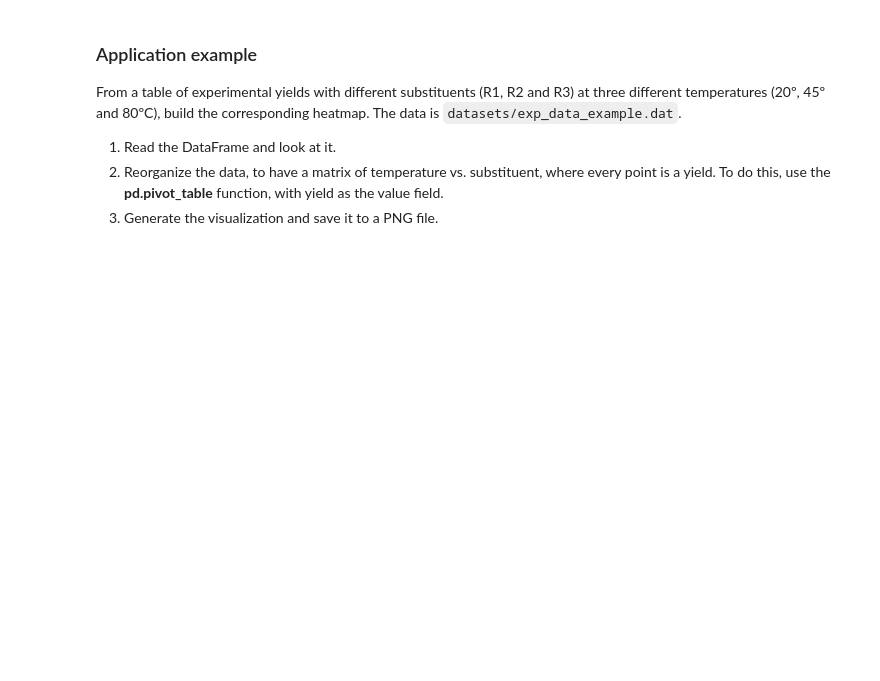
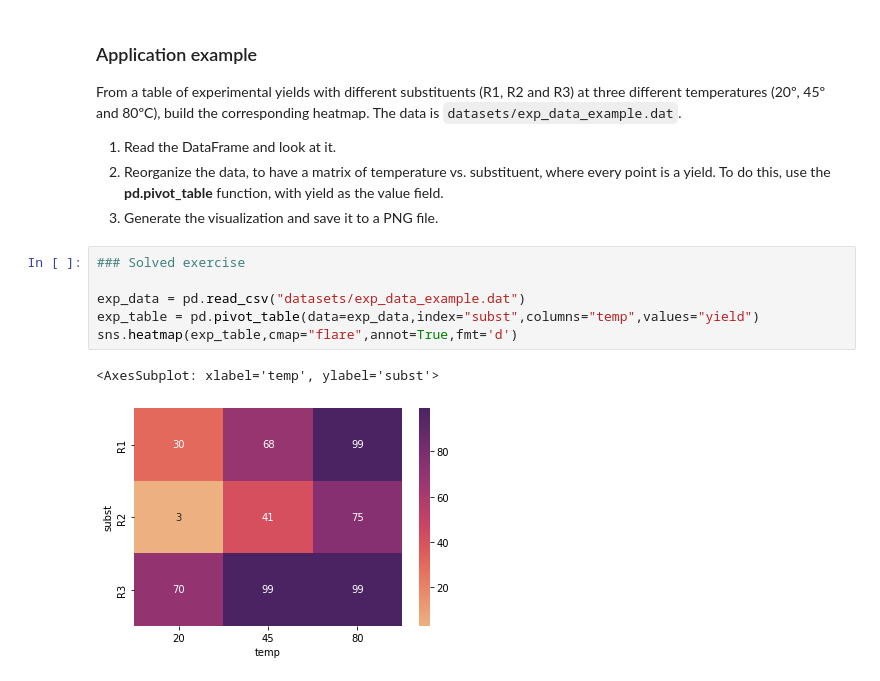
Before and after one commit to jherasdo/pythonic-chemistry, a Jupyter notebook: pythonic-chemistry/04-data-visualization/data-visualization.ipynb, the cells around one changed output. Drawn from its saved outputs; the diff is of its cells as text; blank space fills up the shorter version.

```diff
--- a/pythonic-chemistry/04-data-visualization/data-visualization.ipynb
+++ b/pythonic-chemistry/04-data-visualization/data-visualization.ipynb
@@ -431,3 +429,12 @@ From a table of experimental yields with different substituents (R1, R2 and R3)
 1. Read the DataFrame and look at it.
 2. Reorganize the data, to have a matrix of temperature vs. substituent, where every point is a yield. To do this, use the **pd.pivot_table** function, with yield as the value field.
 3. Generate the visualization and save it to a PNG file.
+# %%
+### Solved exercise
+
+exp_data = pd.read_csv("datasets/exp_data_example.dat")
+exp_table = pd.pivot_table(data=exp_data,index="subst",columns="temp",values="yield")
+sns.heatmap(exp_table,cmap="flare",annot=True,fmt='d')
+# %% [output]
+<AxesSubplot: xlabel='temp', ylabel='subst'>
+[figure, added]
```
Also changed, not shown: parts of 6 cells of this notebook.
